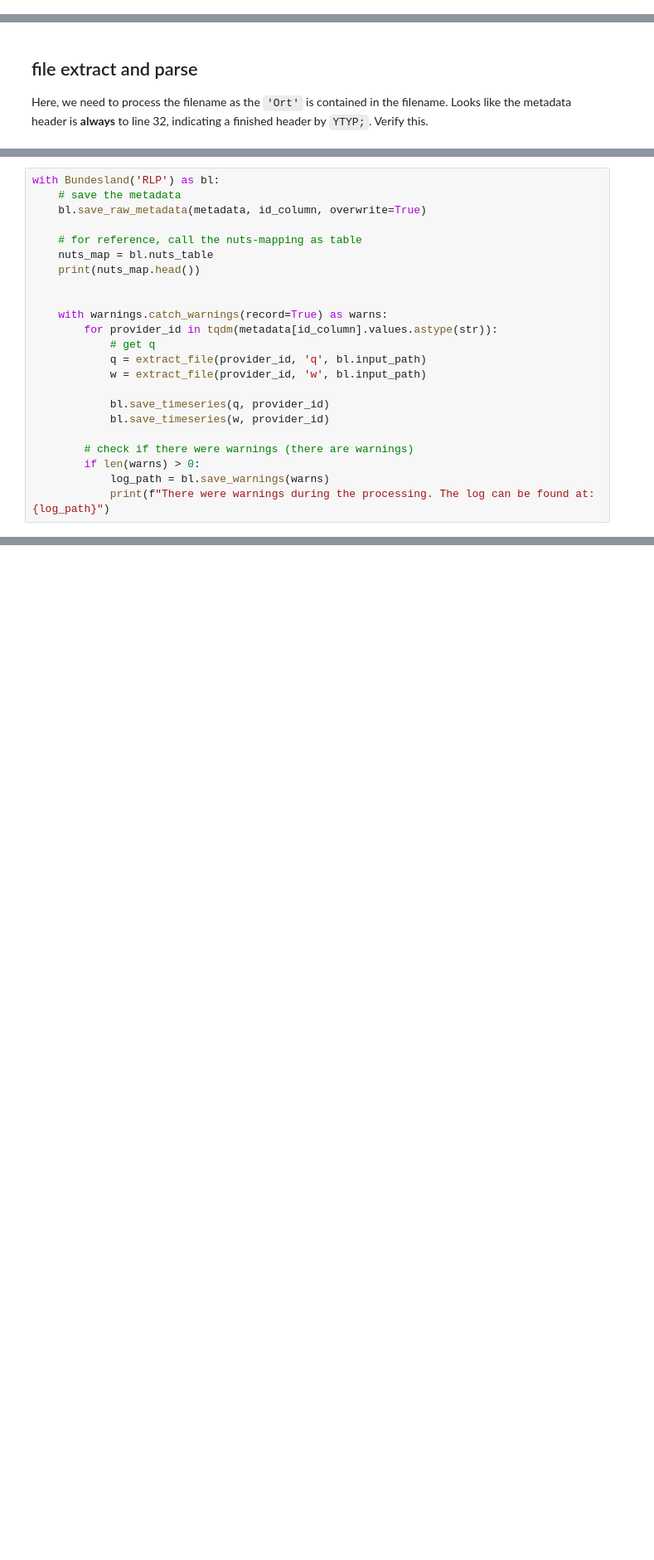
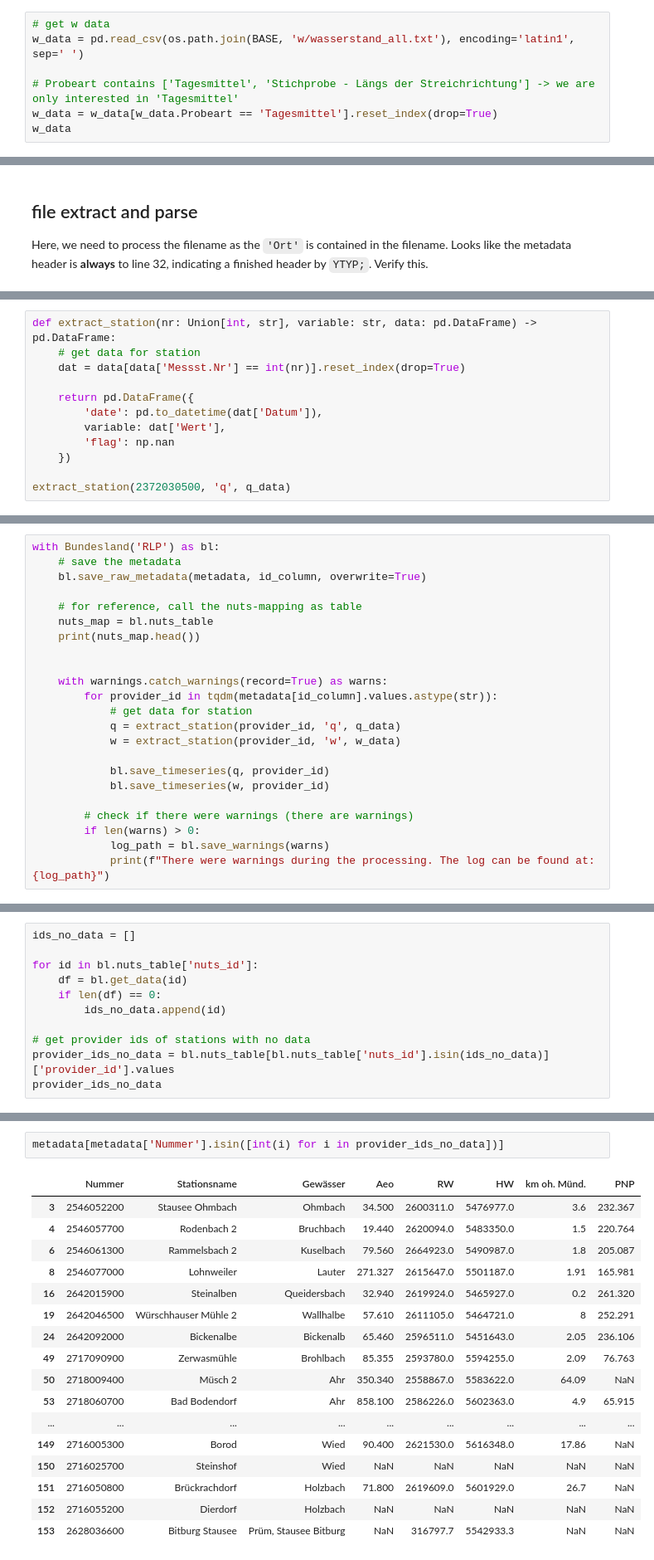
Before and after one commit to CAMELS-DE/camelsp, a Jupyter notebook: scripts/preprocess_deb.ipynb, the cells around one changed output, grey strips where cells are left out. Shown at 83% size. Drawn from its saved outputs; the diff is of its cells as text; blank space fills up the shorter version.

```diff
--- a/scripts/preprocess_deb.ipynb
+++ b/scripts/preprocess_deb.ipynb
@@ -68,0 +127,7 @@ id_column = 'Nummer'
+# %%
+# get w data
+w_data = pd.read_csv(os.path.join(BASE, 'w/wasserstand_all.txt'), encoding='latin1', sep=' ')
+
+# Probeart contains ['Tagesmittel', 'Stichprobe - Längs der Streichrichtung'] -> we are only interested in 'Tagesmittel'
+w_data = w_data[w_data.Probeart == 'Tagesmittel'].reset_index(drop=True)
+w_data
@@ -97,0 +152,12 @@ extract_file(42, 'q', BASE)
+# %%
+def extract_station(nr: Union[int, str], variable: str, data: pd.DataFrame) -> pd.DataFrame:
+    # get data for station
+    dat = data[data['Messst.Nr'] == int(nr)].reset_index(drop=True)
+
+    return pd.DataFrame({
+        'date': pd.to_datetime(dat['Datum']),
+        variable: dat['Wert'],
+        'flag': np.nan
+    })
+
+extract_station(2372030500, 'q', q_data)
@@ -107,9 +187,9 @@ with Bundesland('RLP') as bl:
 
     with warnings.catch_warnings(record=True) as warns:
         for provider_id in tqdm(metadata[id_column].values.astype(str)):
-            # get q
-            q = extract_file(provider_id, 'q', bl.input_path)
-            w = extract_file(provider_id, 'w', bl.input_path)
+            # get data for station
+            q = extract_station(provider_id, 'q', q_data)
+            w = extract_station(provider_id, 'w', w_data)
 
             bl.save_timeseries(q, provider_id)
             bl.save_timeseries(w, provider_id)
@@ -128,0 +241,11 @@ There were warnings during the processing. The log can be found at: /home/alexan
+# %%
+ids_no_data = []
+
+for id in bl.nuts_table['nuts_id']:
+    df = bl.get_data(id)
+    if len(df) == 0:
+        ids_no_data.append(id)
+
+# get provider ids of stations with no data
+provider_ids_no_data = bl.nuts_table[bl.nuts_table['nuts_id'].isin(ids_no_data)]['provider_id'].values
+provider_ids_no_data
@@ -128,0 +263,20 @@ There were warnings during the processing. The log can be found at: /home/alexan
+# %%
+metadata[metadata['Nummer'].isin([int(i) for i in provider_ids_no_data])]
+# %% [output]
+|  | Nummer | Stationsname | Gewässer | Aeo | RW | HW | km oh. Münd. | PNP |
+| 3 | 2546052200 | Stausee Ohmbach | Ohmbach | 34.500 | 2600311.0 | 5476977.0 | 3.6 | 232.367 |
+| 4 | 2546057700 | Rodenbach 2 | Bruchbach | 19.440 | 2620094.0 | 5483350.0 | 1.5 | 220.764 |
+| 6 | 2546061300 | Rammelsbach 2 | Kuselbach | 79.560 | 2664923.0 | 5490987.0 | 1.8 | 205.087 |
+| 8 | 2546077000 | Lohnweiler | Lauter | 271.327 | 2615647.0 | 5501187.0 | 1.91 | 165.981 |
+| 16 | 2642015900 | Steinalben | Queidersbach | 32.940 | 2619924.0 | 5465927.0 | 0.2 | 261.320 |
+| 19 | 2642046500 | Würschhauser Mühle 2 | Wallhalbe | 57.610 | 2611105.0 | 5464721.0 | 8 | 252.291 |
+| 24 | 2642092000 | Bickenalbe | Bickenalb | 65.460 | 2596511.0 | 5451643.0 | 2.05 | 236.106 |
+| 49 | 2717090900 | Zerwasmühle | Brohlbach | 85.355 | 2593780.0 | 5594255.0 | 2.09 | 76.763 |
+| 50 | 2718009400 | Müsch 2 | Ahr | 350.340 | 2558867.0 | 5583622.0 | 64.09 | NaN |
+| 53 | 2718060700 | Bad Bodendorf | Ahr | 858.100 | 2586226.0 | 5602363.0 | 4.9 | 65.915 |
+| ... | ... | ... | ... | ... | ... | ... | ... | ... |
+| 149 | 2716005300 | Borod | Wied | 90.400 | 2621530.0 | 5616348.0 | 17.86 | NaN |
+| 150 | 2716025700 | Steinshof | Wied | NaN | NaN | NaN | NaN | NaN |
+| 151 | 2716050800 | Brückrachdorf | Holzbach | 71.800 | 2619609.0 | 5601929.0 | 26.7 | NaN |
+| 152 | 2716055200 | Dierdorf | Holzbach | NaN | NaN | NaN | NaN | NaN |
+| 153 | 2628036600 | Bitburg Stausee | Prüm, Stausee Bitburg | NaN | 316797.7 | 5542933.3 | NaN | NaN |
```
Also changed, not shown: parts of 16 cells of this notebook, 13 other files.
